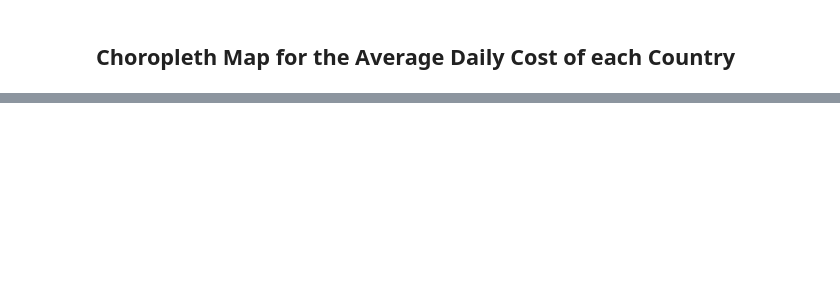
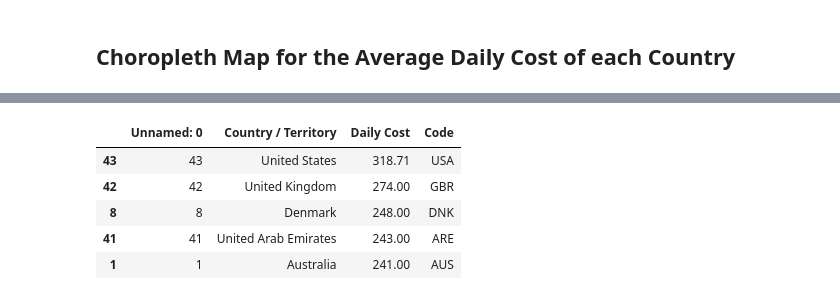
Before and after one commit to juneferre/travel_costs, a Jupyter notebook: analysis.ipynb, the cells around one changed output, grey strips where cells are left out. Cells and saved outputs as stored; diff of their text form; code cells hidden in the pictures; blank space fills up the shorter version.

```diff
--- a/analysis.ipynb
+++ b/analysis.ipynb
@@ -56,0 +77,12 @@ fig.write_html("choropleth_map.html")
+# %%
+country_avgs = pd.read_csv('ct_avgs_code.csv')
+# %%
+# most expensive countries
+country_avgs.sort_values("Daily Cost", ascending=False).head()
+# %% [output]
+|  | Unnamed: 0 | Country / Territory | Daily Cost | Code |
+| 43 | 43 | United States | 318.71 | USA |
+| 42 | 42 | United Kingdom | 274.00 | GBR |
+| 8 | 8 | Denmark | 248.00 | DNK |
+| 41 | 41 | United Arab Emirates | 243.00 | ARE |
+| 1 | 1 | Australia | 241.00 | AUS |
```
Also changed, not shown: parts of 5 cells of this notebook, 2 other files.
